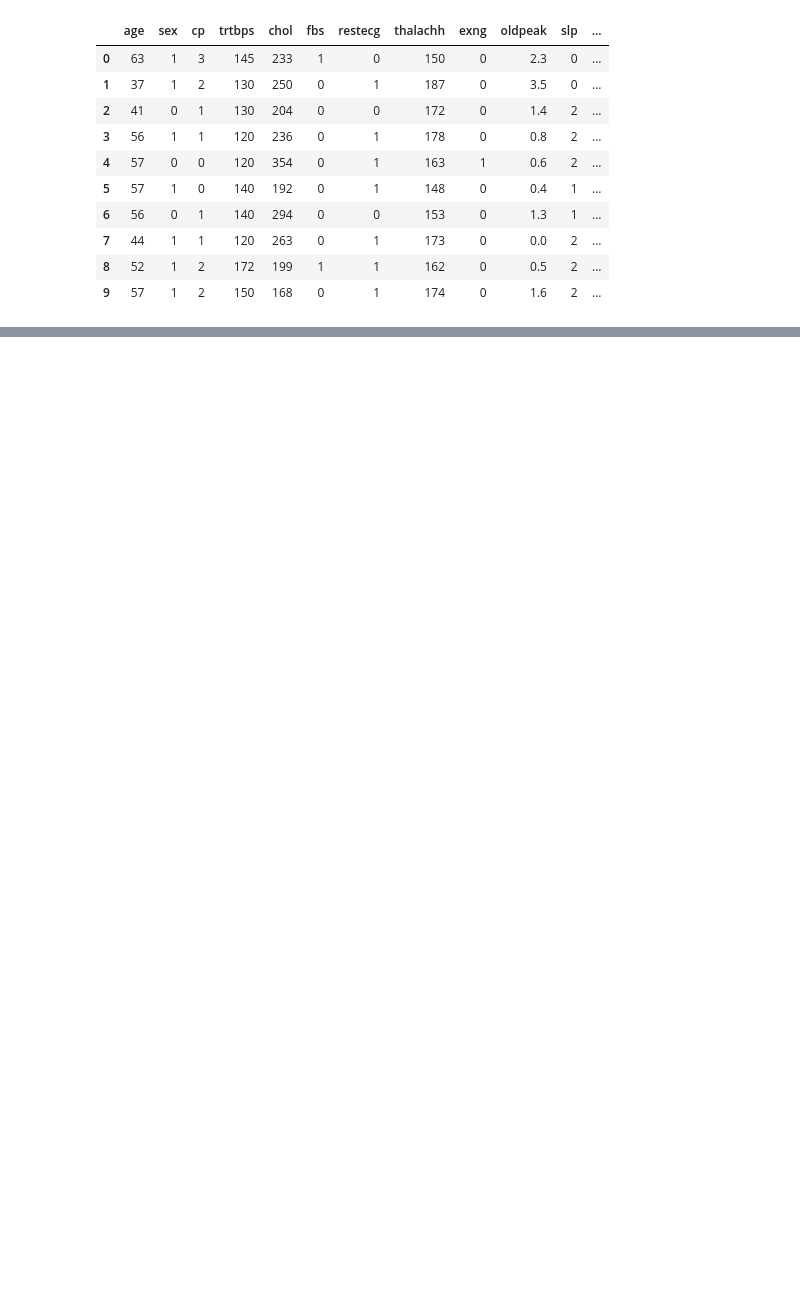
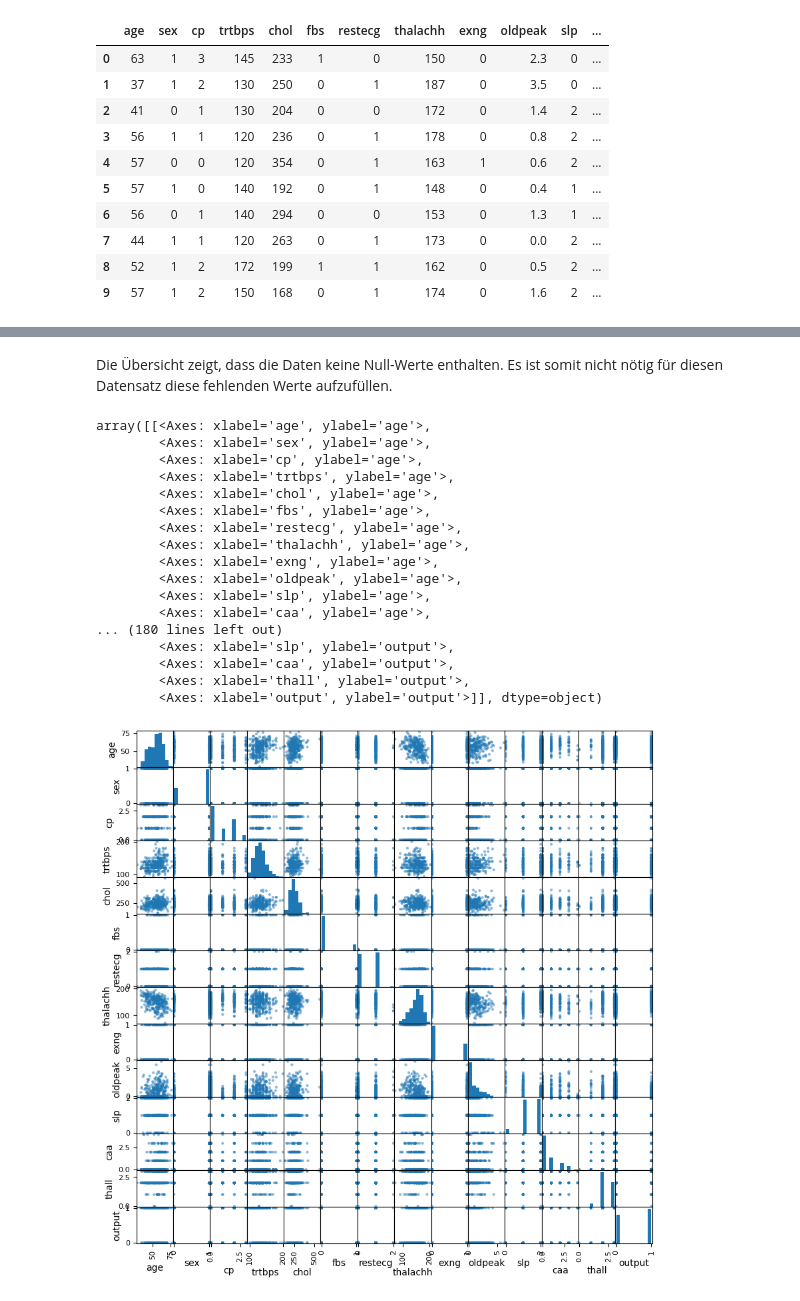
Before and after one commit to kecioch/ml-gradient-tree-boosting, a Jupyter notebook: Gradient-Tree-Boosting.ipynb, the cells around one changed output, grey strips where cells are left out. Drawn from its saved outputs; the diff is of its cells as text; code cells hidden in the pictures; blank space fills up the shorter version.

```diff
--- a/Gradient-Tree-Boosting.ipynb
+++ b/Gradient-Tree-Boosting.ipynb
@@ -86,0 +182,23 @@ dataset.describe()
+# %% [markdown]
+Die Übersicht zeigt, dass die Daten keine Null-Werte enthalten. Es ist somit nicht nötig für diesen Datensatz diese fehlenden Werte aufzufüllen.
+# %%
+scatter_matrix(dataset.select_dtypes(include=['float64','int64']), figsize=(10,10))
+# %% [output]
+array([[<Axes: xlabel='age', ylabel='age'>,
+        <Axes: xlabel='sex', ylabel='age'>,
+        <Axes: xlabel='cp', ylabel='age'>,
+        <Axes: xlabel='trtbps', ylabel='age'>,
+        <Axes: xlabel='chol', ylabel='age'>,
+        <Axes: xlabel='fbs', ylabel='age'>,
+        <Axes: xlabel='restecg', ylabel='age'>,
+        <Axes: xlabel='thalachh', ylabel='age'>,
+        <Axes: xlabel='exng', ylabel='age'>,
+        <Axes: xlabel='oldpeak', ylabel='age'>,
+        <Axes: xlabel='slp', ylabel='age'>,
+        <Axes: xlabel='caa', ylabel='age'>,
+... (180 lines left out)
+        <Axes: xlabel='slp', ylabel='output'>,
+        <Axes: xlabel='caa', ylabel='output'>,
+        <Axes: xlabel='thall', ylabel='output'>,
+        <Axes: xlabel='output', ylabel='output'>]], dtype=object)
+[figure, added]
```
Also changed, not shown: parts of 25 cells of this notebook.
